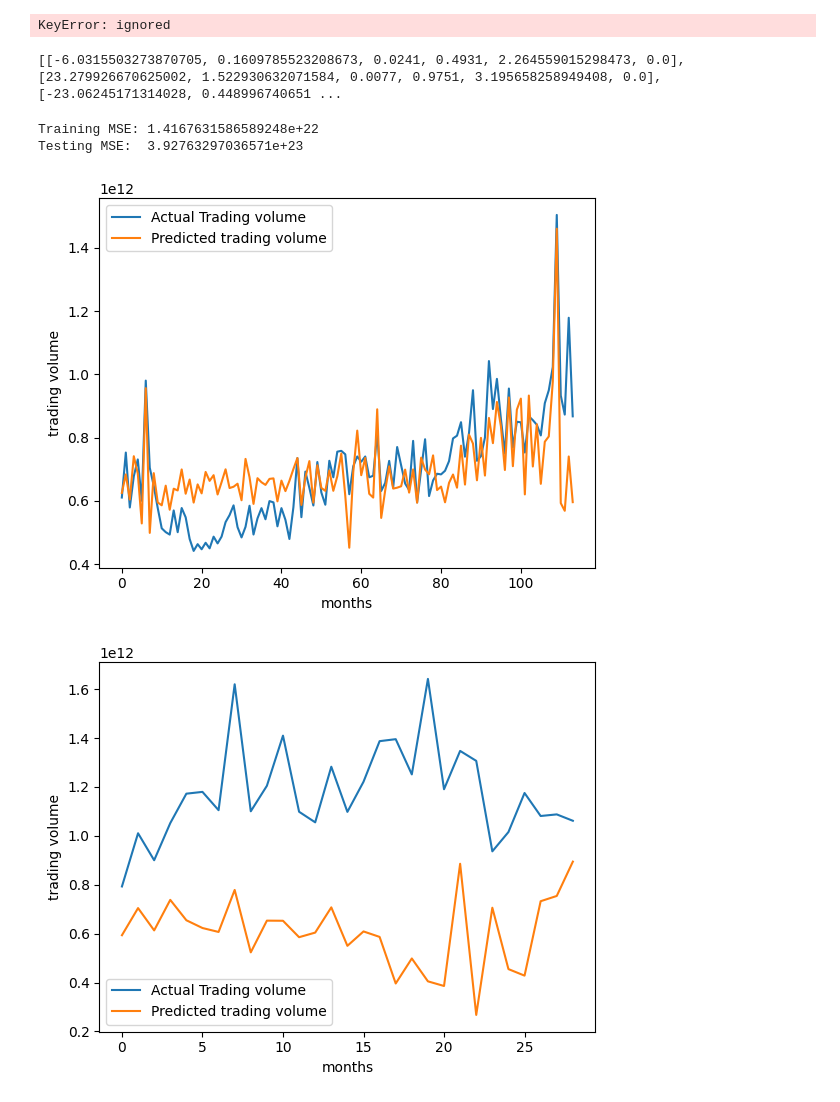
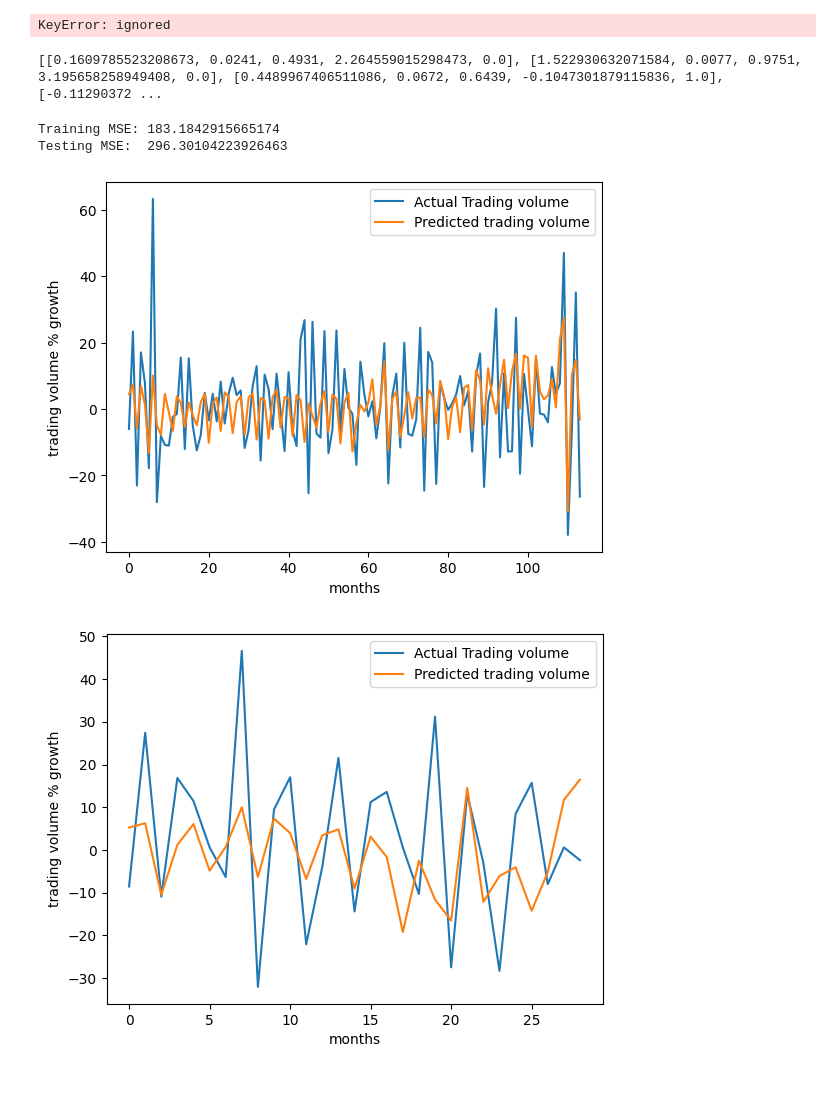
Before and after one commit to glomanu/TMDLGroupProject, a Jupyter notebook: Project.ipynb, the cells around one changed output. Drawn from its saved outputs; the diff is of its cells as text; code cells hidden in the pictures.

```diff
--- a/Project.ipynb
+++ b/Project.ipynb
@@ -1661,7 +1661,6 @@ KeyError: ignored
 obs=[]
 for i in range(0,len(final_df)):
   row=[]
-  row.append(final_df.iloc[i,2])
   row.append(final_df.iloc[i,3])
   row.append(final_df.iloc[i,4])
   row.append(final_df.iloc[i,5])
@@ -1670,7 +1669,7 @@ for i in range(0,len(final_df)):
   obs.append(row)
 print(obs)
 # %% [output]
-[[-6.0315503273870705, 0.1609785523208673, 0.0241, 0.4931, 2.264559015298473, 0.0], [23.279926670625002, 1.522930632071584, 0.0077, 0.9751, 3.195658258949408, 0.0], [-23.06245171314028, 0.448996740651 ...
+[[0.1609785523208673, 0.0241, 0.4931, 2.264559015298473, 0.0], [1.522930632071584, 0.0077, 0.9751, 3.195658258949408, 0.0], [0.4489967406511086, 0.0672, 0.6439, -0.1047301879115836, 1.0], [-0.11290372 ...
 # %%
 ok=round(len(obs)*0.8) #80% of data will be used to train the data with the 20% used to test it
 x_train=obs[:ok] # all data points until 80% point
@@ -1679,7 +1678,7 @@ x_test=obs[ok:]#all data points after the 80% line
 y=[]
 
 for i in range(0,len(final_df)):
-  y.append(final_df.iloc[i,1])
+  y.append(final_df.iloc[i,2])
 
 ye=round(len(y)*0.8)
 Y_train=y[:ok]
@@ -1698,25 +1697,25 @@ test_mse = mean_squared_error(Y_test, pred_y_test)
 print("Training MSE:", train_mse)
 print("Testing MSE: ", test_mse)
 # %% [output]
-Training MSE: 1.4167631586589248e+22
-Testing MSE:  3.92763297036571e+23
+Training MSE: 183.1842915665174
+Testing MSE:  296.30104223926463
 # %%
 plt.plot(Y_train, label='Actual Trading volume')
 plt.plot(pred_y_train, label='Predicted trading volume')
 
 plt.xlabel('months')
-plt.ylabel('trading volume')
+plt.ylabel('trading volume % growth')
 plt.legend()
 plt.show()
 # %% [output]
-[figure, old version]
+[figure, new version]
 # %%
 plt.plot(Y_test, label='Actual Trading volume')
 plt.plot(pred_y_test, label='Predicted trading volume')
 
 plt.xlabel('months')
-plt.ylabel('trading volume')
+plt.ylabel('trading volume % growth')
 plt.legend()
 plt.show()
 # %% [output]
-[figure, old version]
+[figure, new version]
```
